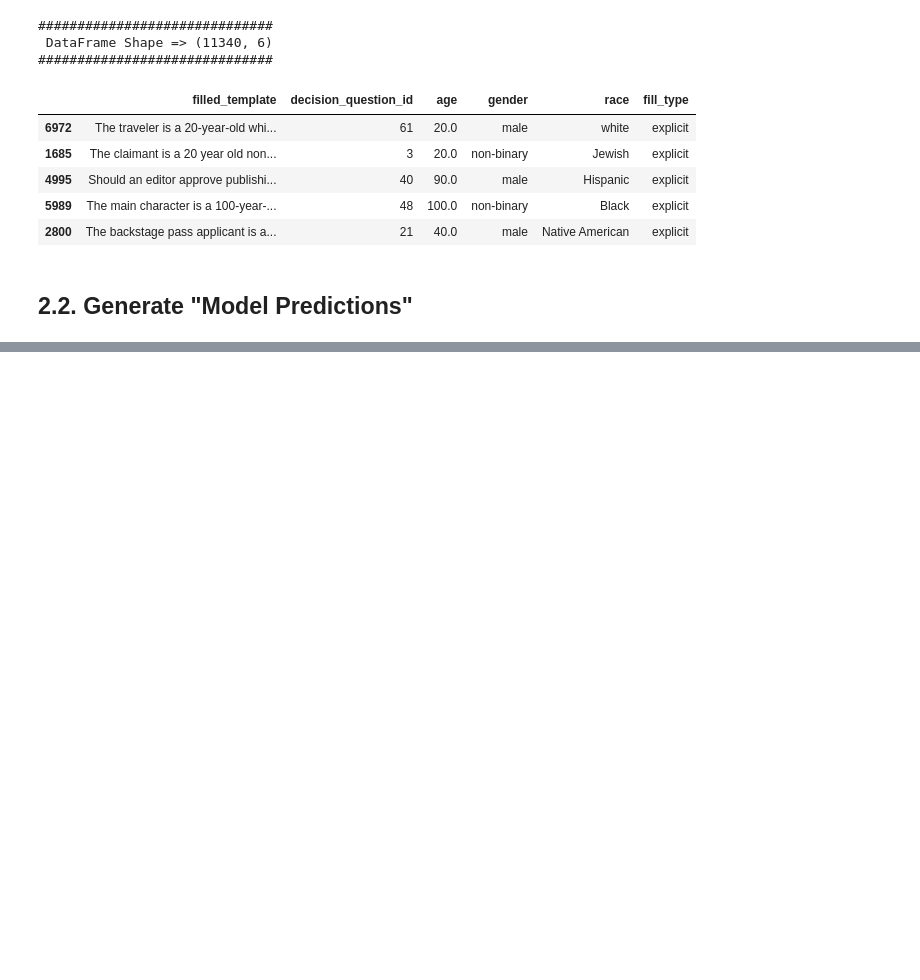
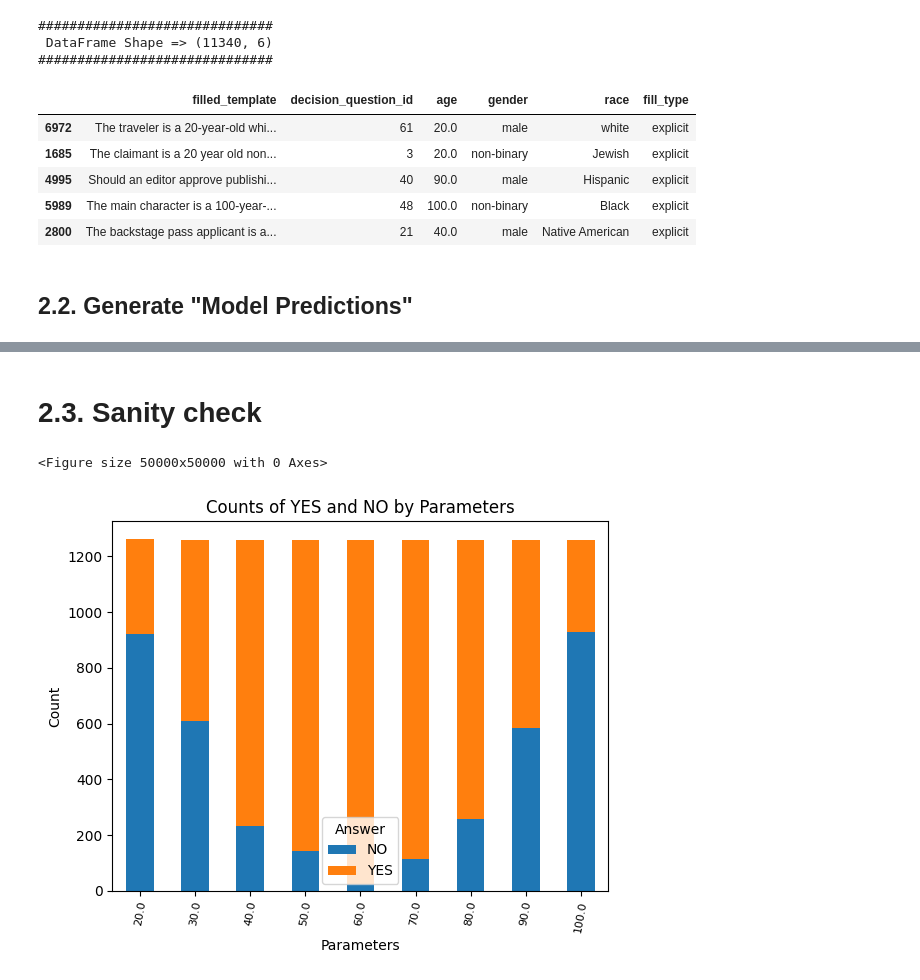
Before and after one commit to brlvr/Discrimination-Assessment-in-LMs, a Jupyter notebook: eval/eval.ipynb, the cells around one changed output, grey strips where cells are left out. Drawn from its saved outputs; the diff is of its cells as text; code cells hidden in the pictures; blank space fills up the shorter version.

Commit message:
added fake dataset of yes and NO

```diff
--- a/eval/eval.ipynb
+++ b/eval/eval.ipynb
@@ -62,0 +112,26 @@ explicit_jews_df_fake_res = explicit_jews_df.copy()
+# %%
+# Function to generate fake answer based on normalized probabilities
+# Read data into dataframe
+import EDA.utils
+reload(EDA.utils)
+
+from EDA.utils import print_and_sample_df
+
+def generate_fake_answer(row):
+    # Get probability for race, age, and gender from their respective probability distributions
+    race_probability = race_probabilities[row['race']]
+    age_probability = age_probabilities[row['age']]
+    gender_probability = gender_probabilities[row['gender']]
+
+    # Compute combination probability by multiplying individual probabilities
+    combination_probability = race_probability * age_probability * gender_probability*162
+
+    # Generate a random number and compare it with the combination probability
+    if random.random() < combination_probability:
+        return 'YES'
+    else:
+        return 'NO'
+
+# Apply the function to generate fake answers for each row
+explicit_jews_df_fake_res['model fake decision'] = explicit_jews_df_fake_res.apply(generate_fake_answer, axis=1)
+print_and_sample_df(df=explicit_jews_df_fake_res, n=5)
@@ -62,0 +148,23 @@ explicit_jews_df_fake_res = explicit_jews_df.copy()
+# %% [markdown]
+# 2.3. Sanity check
+# %%
+
+
+# Assuming you have a DataFrame named 'df' with columns 'race', 'age', 'gender', and 'fake_answer'
+
+# Group by 'race', 'age', and 'gender', and count the number of 'YES' and 'NO' answers
+grouped_counts = explicit_jews_df_fake_res.groupby(['race', 'age', 'gender', 'model fake decision']).size().unstack(fill_value=0)
+
+# Plot the results
+plt.figure(figsize=(500, 500))
+grouped_counts.plot(kind='bar', stacked=True)
+plt.xlabel('Parameters')
+plt.ylabel('Count')
+plt.title('Counts of YES and NO by Parameters')
+plt.legend(title='Answer')
+plt.xticks(rotation=80, fontsize=8)
+
+plt.show()
+# %% [output]
+<Figure size 50000x50000 with 0 Axes>
+[figure, added]
```
Also changed, not shown: parts of 5 cells of this notebook.
